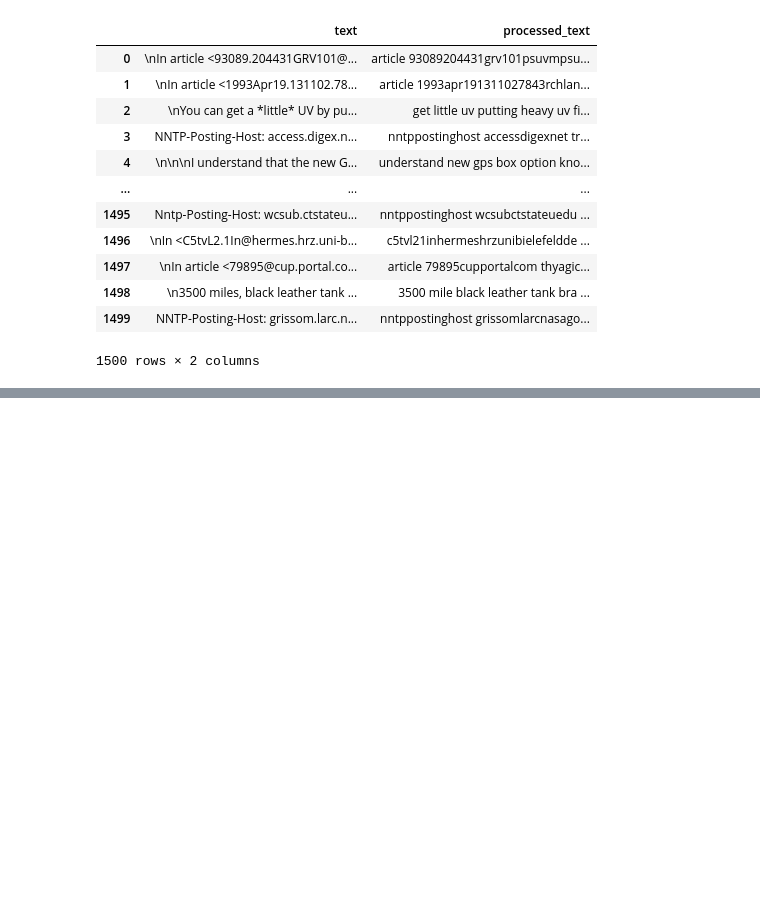
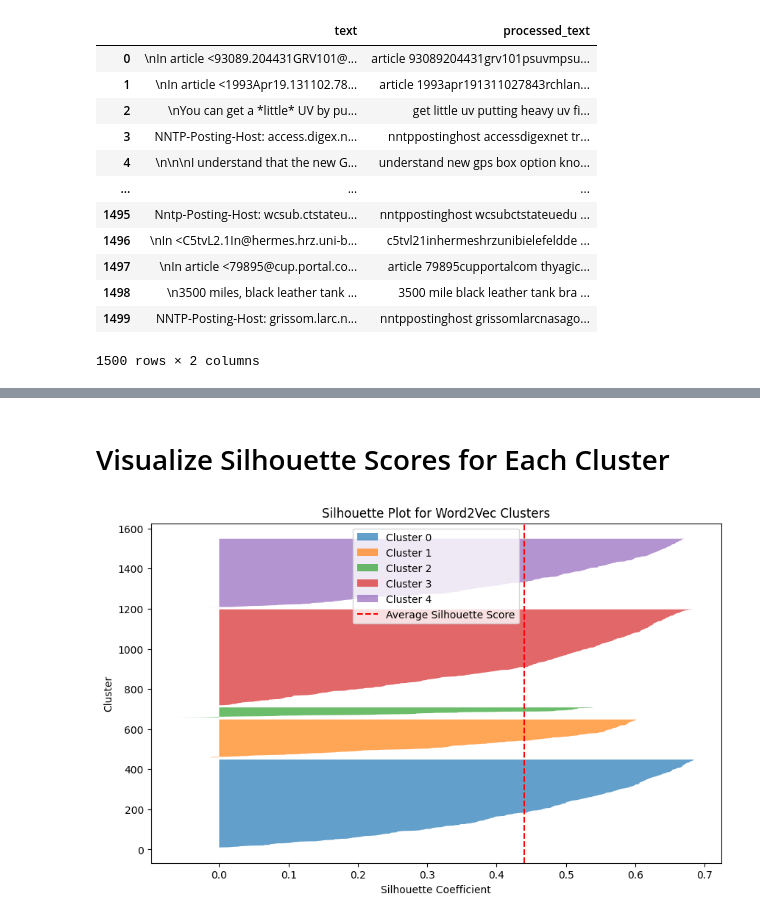
Before and after one commit to ruksad/descriptive-stats, a Jupyter notebook: lectures/gradedAssignments/prog_ml_ds/clustering-to-classification.ipynb, the cells around one changed output, grey strips where cells are left out. Drawn from its saved outputs; the diff is of its cells as text; code cells hidden in the pictures; blank space fills up the shorter version.

```diff
--- a/lectures/gradedAssignments/prog_ml_ds/clustering-to-classification.ipynb
+++ b/lectures/gradedAssignments/prog_ml_ds/clustering-to-classification.ipynb
@@ -358,0 +369,4 @@ visualize_reduction(word2vec_tsne, text_df['word2vec_cluster'], "Word2Vec Cluste
+# %%
+# Filter documents belonging to a specific cluster (e.g., cluster 0)
+revised_df= text_df.copy()
+revised_df.drop(columns=['count_vector','tfidf_vector','count_vector_cluster','tfidf_vector_cluster'], inplace=True)
@@ -358,0 +411,38 @@ visualize_reduction(word2vec_tsne, text_df['word2vec_cluster'], "Word2Vec Cluste
+# %% [markdown]
+# Visualize Silhouette Scores for Each Cluster
+# %%
+import matplotlib.pyplot as plt
+from sklearn.metrics import silhouette_samples
+
+
+word2vec_data = np.array(revised_df['word2vec'].tolist())
+word2vec_labels= np.array(revised_df['word2vec_cluster'].tolist())
+# Calculate silhouette scores for each document
+silhouette_values = silhouette_samples(word2vec_data, word2vec_labels)
+
+# Plot silhouette scores
+plt.figure(figsize=(10, 6))
+y_lower = 10
+for i in range(5):  # Assuming 5 clusters
+    ith_cluster_silhouette_values = silhouette_values[word2vec_labels == i]
+    ith_cluster_silhouette_values.sort()
+    size_cluster_i = ith_cluster_silhouette_values.shape[0]
+    y_upper = y_lower + size_cluster_i
+
+    plt.fill_betweenx(
+        np.arange(y_lower, y_upper),
+        0,
+        ith_cluster_silhouette_values,
+        alpha=0.7,
+        label=f"Cluster {i}"
+    )
+    y_lower = y_upper + 10  # Add space between clusters
+
+plt.axvline(x=silhouette_values.mean(), color="red", linestyle="--", label="Average Silhouette Score")
+plt.title("Silhouette Plot for Word2Vec Clusters")
+plt.xlabel("Silhouette Coefficient")
+plt.ylabel("Cluster")
+plt.legend()
+plt.show()
+# %% [output]
+[figure, added]
```
Also changed, not shown: parts of 16 cells of this notebook, 1 other file.
